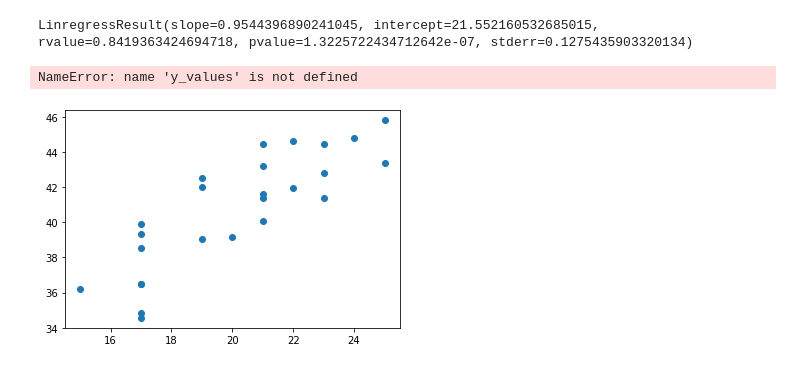
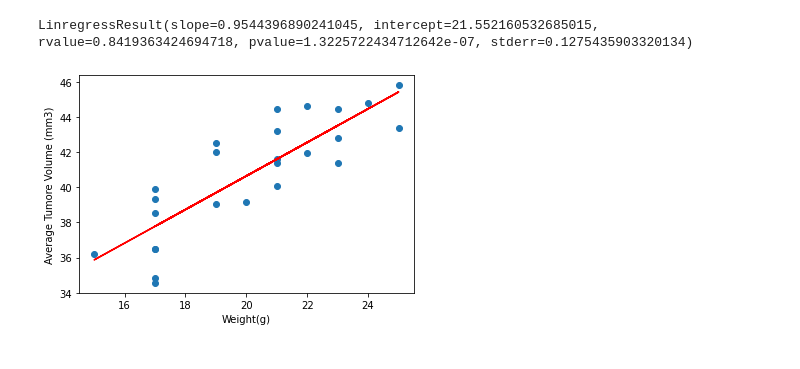
Before and after one commit to pparashar68/Matplotlib, a Jupyter notebook: Pymaceuticals/pymaceuticals.ipynb, the cells around one changed output. Drawn from its saved outputs; the diff is of its cells as text; code cells hidden in the pictures.

Commit message:
Fixed variable name typing error

```diff
--- a/Pymaceuticals/pymaceuticals.ipynb
+++ b/Pymaceuticals/pymaceuticals.ipynb
@@ -377,12 +377,11 @@ LinregressResult(slope=0.9544396890241045, intercept=21.552160532685015, rvalue=
 # %%
 plotslope = 0.9544396890241045
 plotintercept = 21.552160532685015
 y = capomulin_mean_df['Weight (g)']* plotslope + plotintercept
 plt.scatter(capomulin_mean_df['Weight (g)'],capomulin_mean_df['Tumor Volume (mm3)'])
-plt.plot(capomulin_mean_df['Weight (g)'],y_values,color="red")
+plt.plot(capomulin_mean_df['Weight (g)'],y,color="red")
 plt.xlabel('Weight(g)')
 plt.ylabel('Average Tumore Volume (mm3)')
 plt.show()
 # %% [output]
-NameError: name 'y_values' is not defined
-[figure, old version]
+[figure, new version]
```
